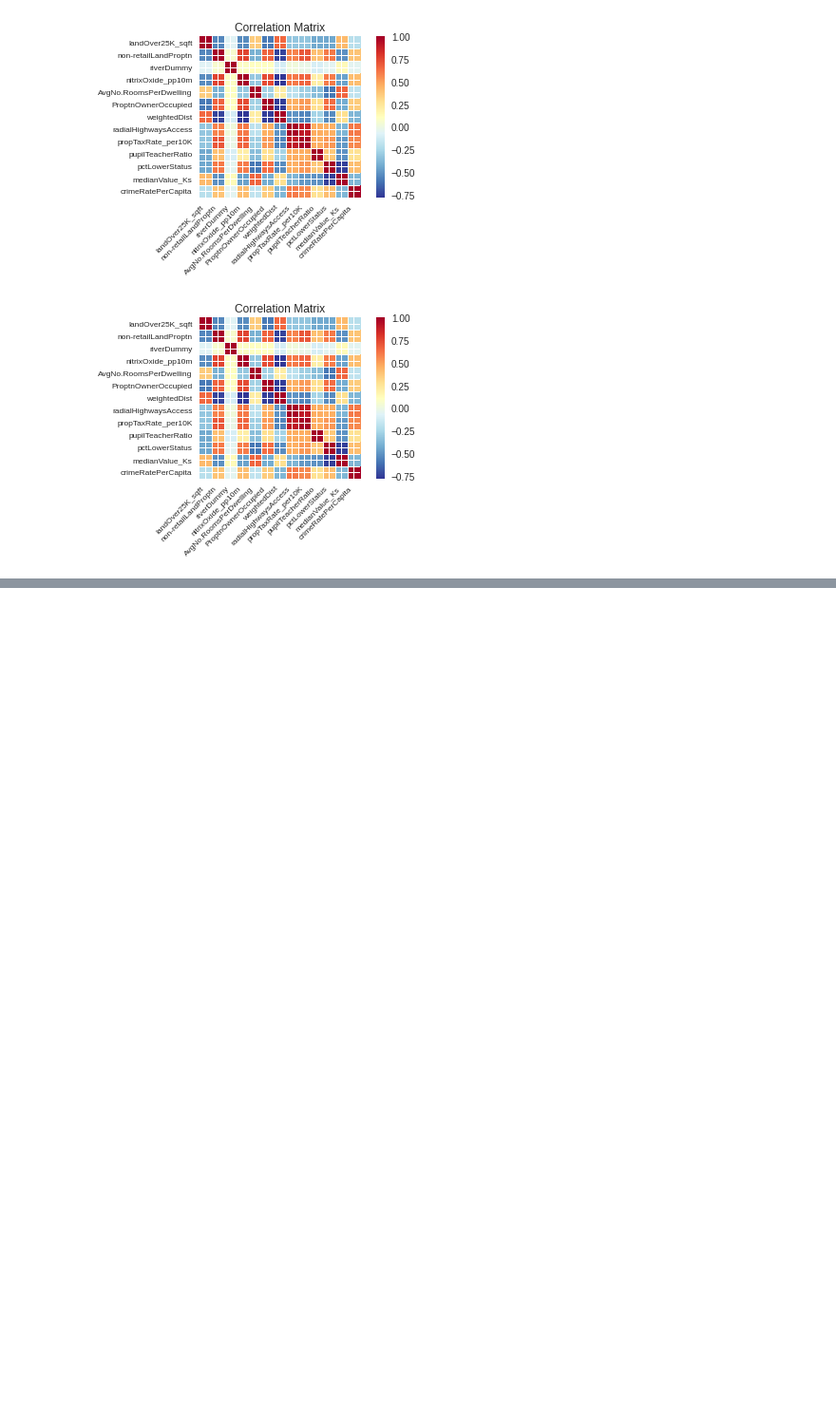
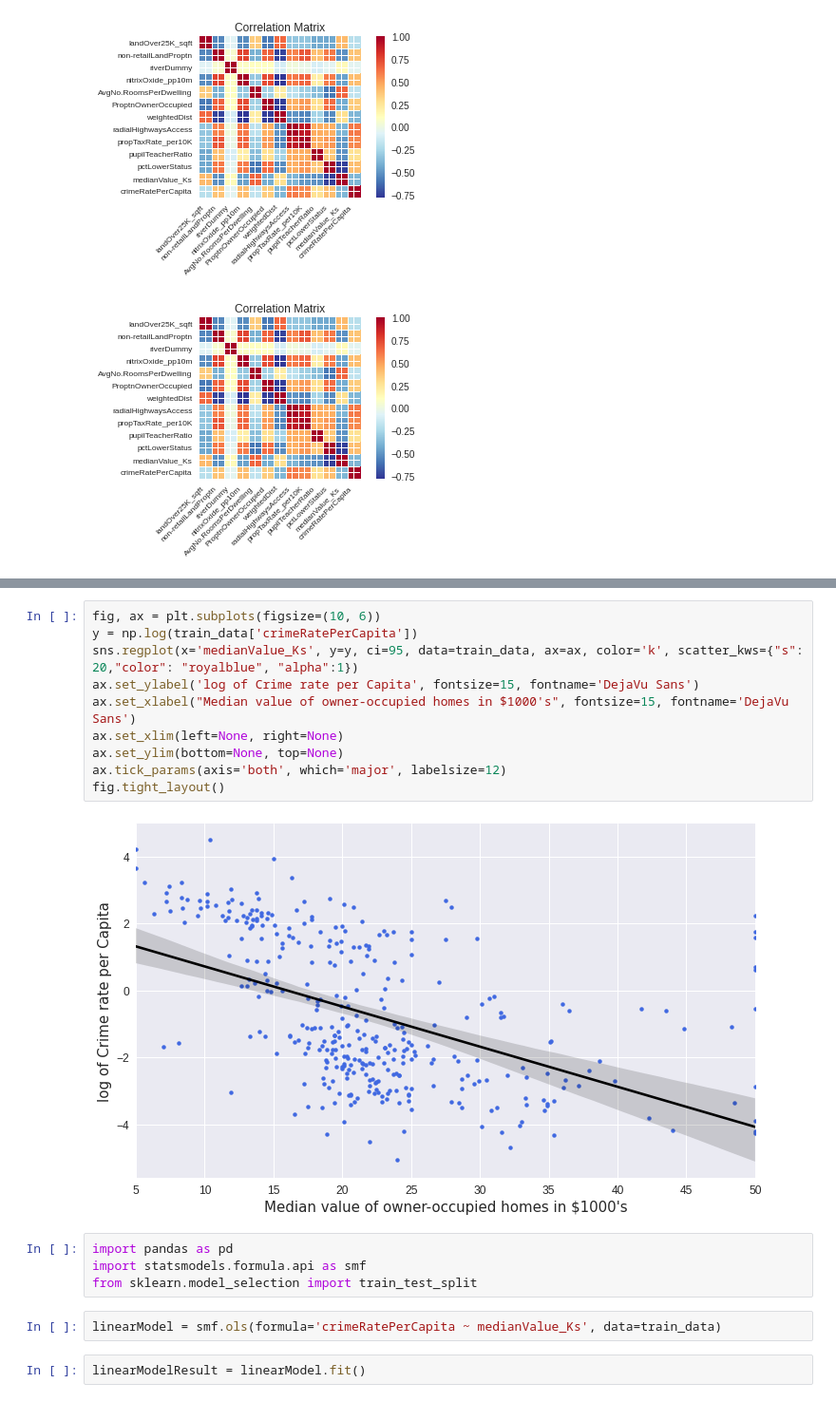
Before and after one commit to thientvse/Packt-Workshop, a Jupyter notebook: DataScience/2.Regression/Loading_and_Preparing_the_Data_for_Analysis.ipynb, the cells around one changed output, grey strips where cells are left out. Shown: that part at 95% size. Drawn from its saved outputs; the diff is of its cells as text; blank space fills up the shorter version.

```diff
--- a/DataScience/2.Regression/Loading_and_Preparing_the_Data_for_Analysis.ipynb
+++ b/DataScience/2.Regression/Loading_and_Preparing_the_Data_for_Analysis.ipynb
@@ -125,0 +145,20 @@ plot_corr(corrMatrix, xnames=xnames, ynames=ynames,\
+# %%
+fig, ax = plt.subplots(figsize=(10, 6))
+y = np.log(train_data['crimeRatePerCapita'])
+sns.regplot(x='medianValue_Ks', y=y, ci=95, data=train_data, ax=ax, color='k', scatter_kws={"s": 20,"color": "royalblue", "alpha":1})
+ax.set_ylabel('log of Crime rate per Capita', fontsize=15, fontname='DejaVu Sans')
+ax.set_xlabel("Median value of owner-occupied homes in $1000's", fontsize=15, fontname='DejaVu Sans')
+ax.set_xlim(left=None, right=None)
+ax.set_ylim(bottom=None, top=None)
+ax.tick_params(axis='both', which='major', labelsize=12)
+fig.tight_layout()
+# %% [output]
+[figure, added]
+# %%
+import pandas as pd
+import statsmodels.formula.api as smf
+from sklearn.model_selection import train_test_split
+# %%
+linearModel = smf.ols(formula='crimeRatePerCapita ~ medianValue_Ks', data=train_data)
+# %%
+linearModelResult = linearModel.fit()
```
Also changed, not shown: parts of 8 cells of this notebook.
